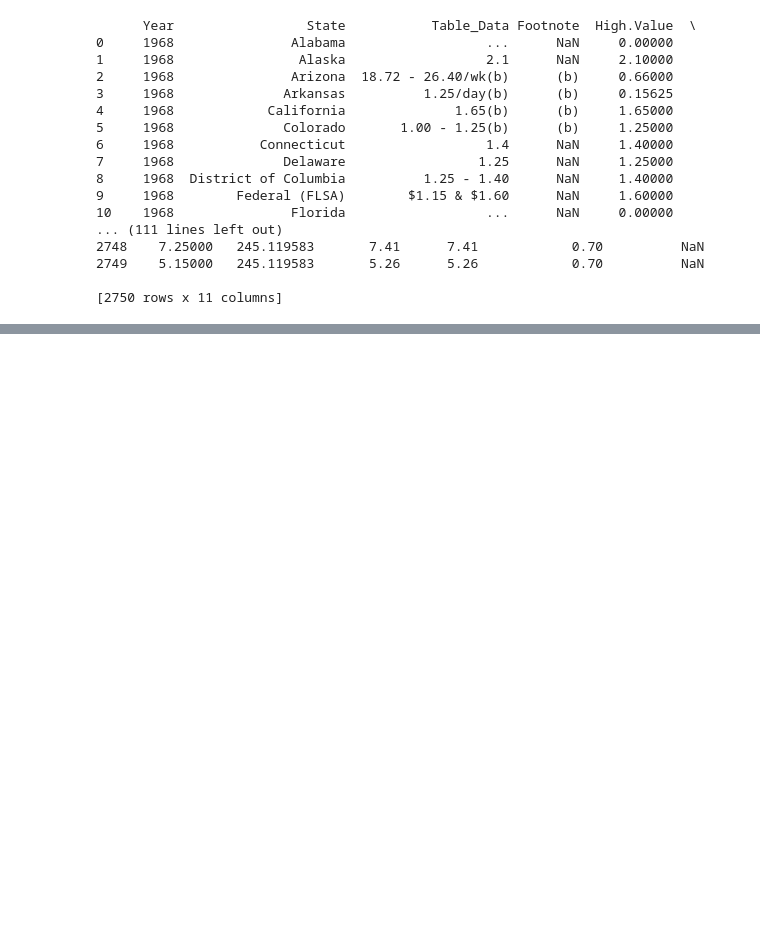
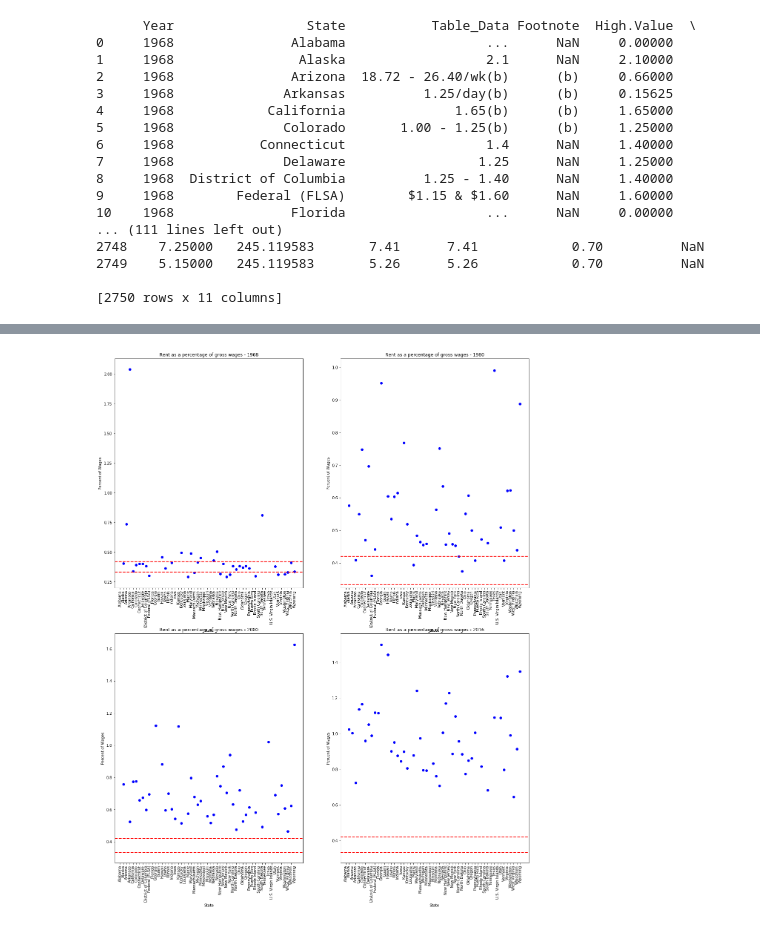
Before and after one commit to jkovach89/Wage_Affordability, a Jupyter notebook: Capstone 1 - Wage Affordability Study.ipynb, the cells around one changed output, grey strips where cells are left out. Cells and saved outputs as stored; diff of their text form; code cells hidden in the pictures; blank space fills up the shorter version.

```diff
--- a/Capstone 1 - Wage Affordability Study.ipynb
+++ b/Capstone 1 - Wage Affordability Study.ipynb
@@ -175,20 +188,52 @@ approached 100% of wages.
-# %%
-'''
-# Histogram - summarize number of states above 33 and 42 percent
-wage_1968 = wage.loc[lambda yr: wage['Year']==1968]
-wage_2016 = wage.loc[lambda yr: wage['Year']==2016]
-
-plt.figure(figsize=(10, 5))
-
-plt.subplot(1, 2, 1)
-plt.hist(wage_1968['Monthly.Wage'], bins=50, color='b', alpha=.5)
-plt.hist(wage_1968['Rent.Median'], bins=50, color='r', alpha=.5)
-plt.title('Distribution of wages - 1968')
-
-plt.subplot(1, 2, 2)
-plt.hist(wage_2016['Monthly.Wage'], bins=50, color='b', alpha=.5)
-plt.hist(wage_2016['Rent.Median'], bins=50, color='r', alpha=.5)
-plt.title('Distribution of wages - 2016')
-
-plt.show()
-'''
+# %%
+'''
+In the above scatter plots, the picture of the initial question becomes quite a bit more clear. We can easily
+see in the 1968 scatter plot, wages are two to three times the median rent for many states and the average wage
+is nearly double the average cost of rent. However, by 2016, while wages did increase, rent prices quickly
+approached 100% of wages.
+
+Next, I want to see the same scatter plots equalized for percentages of rent, in accordance with the initial
+question of this study. To do so, I use the column created earlier of rent as a percentage of adjusted monthly
+wage and plot the data for each state, noting the 33% and 42% lines.
+'''
+plt.figure(figsize=(20,25))
+
+plt.subplot(2,2,1)
+plt.scatter(x=wage_1968['State'], y=wage_1968['Percent'], color='b')
+plt.title('Rent as a percentage of gross wages - 1968')
+plt.xlabel('State')
+plt.ylabel('Percent of Wages')
+plt.axhline(0.333, color='r', linestyle='dashed', linewidth=2)
+plt.axhline(0.42, color='r', linestyle='dashed', linewidth=2)
+plt.xticks(rotation=90)
+
+plt.subplot(2,2,2)
+plt.title('Rent as a percentage of gross wages - 1980')
+plt.xlabel('State')
+plt.ylabel('Percent of Wages')
+plt.scatter(x=wage_1980['State'], y=wage_1980['Percent'], color='b')
+plt.axhline(0.333, color='r', linestyle='dashed', linewidth=2)
+plt.axhline(0.42, color='r', linestyle='dashed', linewidth=2)
+plt.xticks(rotation=90)
+
+plt.subplot(2,2,3)
+plt.title('Rent as a percentage of gross wages - 2000')
+plt.xlabel('State')
+plt.ylabel('Percent of Wages')
+plt.scatter(x=wage_2000['State'], y=wage_2000['Percent'], color='b')
+plt.axhline(0.333, color='r', linestyle='dashed', linewidth=2)
+plt.axhline(0.42, color='r', linestyle='dashed', linewidth=2)
+plt.xticks(rotation=90)
+
+plt.subplot(2,2,4)
+plt.scatter(x=wage_2016['State'], y=wage_2016['Percent'], color='b')
+plt.title('Rent as a percentage of gross wages - 2016')
+plt.xlabel('State')
+plt.ylabel('Percent of Wages')
+plt.axhline(0.333, color='r', linestyle='dashed', linewidth=2)
+plt.axhline(0.42, color='r', linestyle='dashed', linewidth=2)
+plt.xticks(rotation=90)
+
+plt.show()
+# %% [output]
+[figure, added]
```
Also changed, not shown: parts of 10 cells of this notebook.
